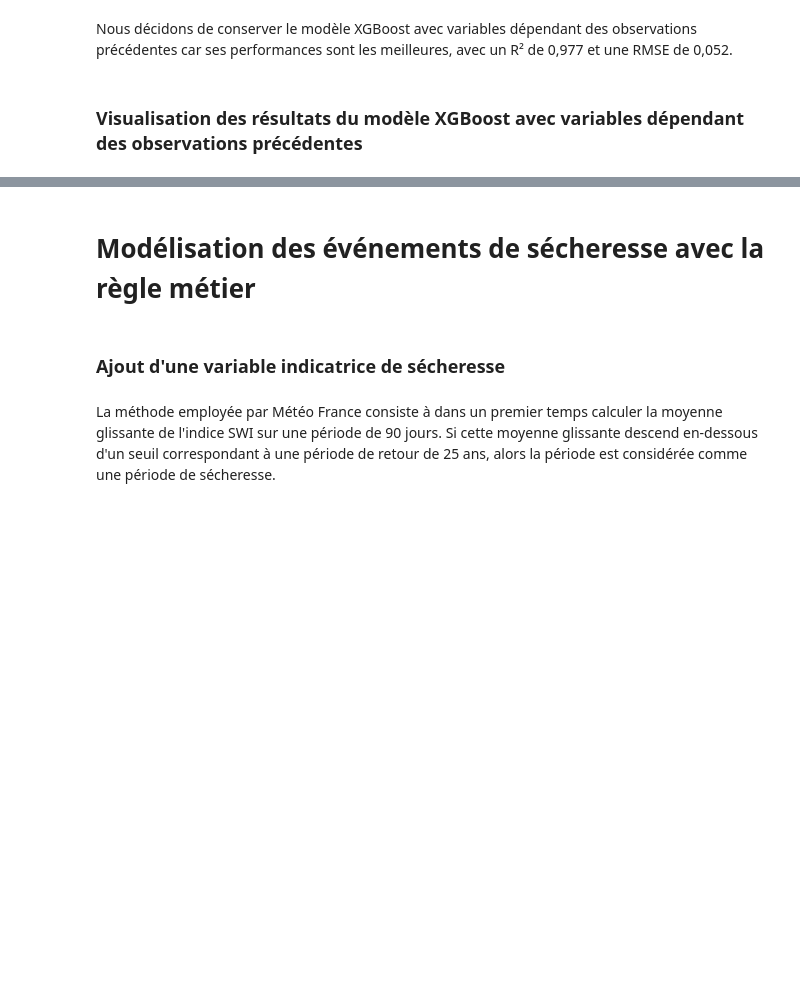
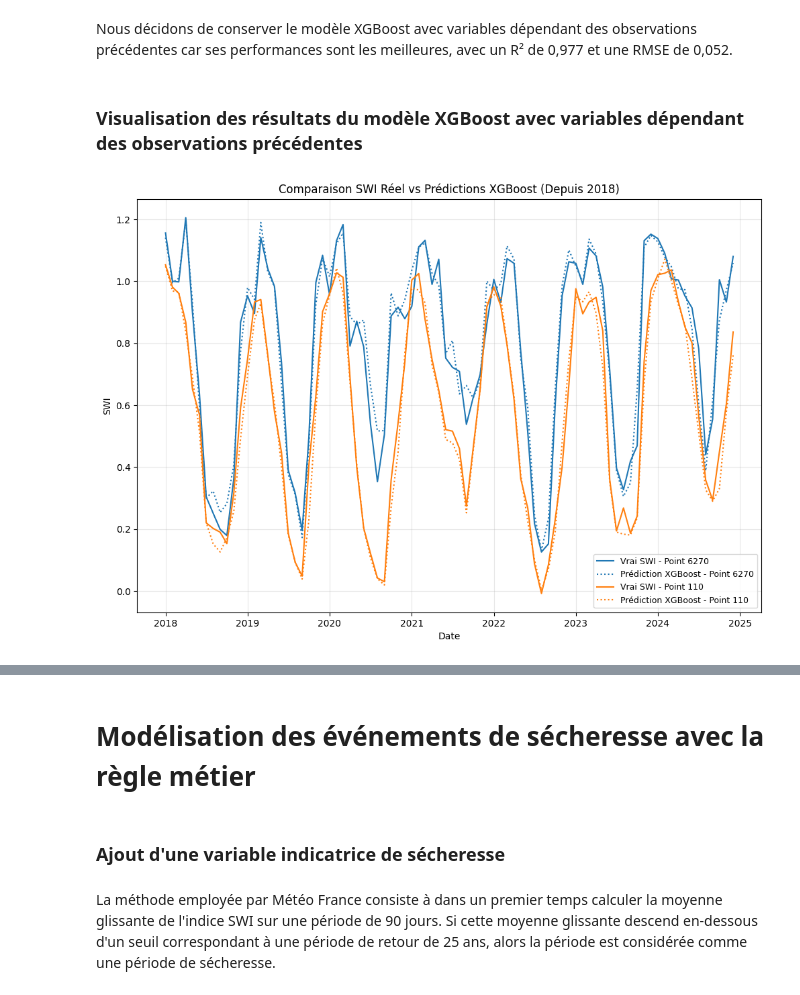
Before and after one commit to Lanouraf/Climate_Risk_Project_SWI_MS_A, a Jupyter notebook: modelisation.ipynb, the cells around one changed output, grey strips where cells are left out. Saved outputs shown, nothing was run; the diff lists cells and outputs as text; code cells hidden in the pictures; blank space fills up the shorter version.

```diff
--- a/modelisation.ipynb
+++ b/modelisation.ipynb
@@ -707,9 +704,9 @@ Name: SWI_UNIF_MENS_PRED_RIDGE, Length: 754404, dtype: float64
 
 
 # Découpage de X_train et y_train en sous-ensembles d'apprentissage et de validation
-X_train_train = X_train[masque_train_train].drop(columns = ["DATE"], axis = 1)
+X_train_train = X_train[masque_train_train].drop(columns = ["NUMERO", "DATE"], axis = 1)
 y_train_train = y_train[masque_train_train]
-X_val = X_train[masque_val].drop(columns = ["DATE"], axis = 1)
+X_val = X_train[masque_val].drop(columns = ["NUMERO", "DATE"], axis = 1)
 y_val = y_train[masque_val]
 
 # ==========================================
@@ -732,7 +729,7 @@ print("Lancement de l'entraînement...")
 # On garde eval_set ici, car le modèle a besoin des données de test
 # pour savoir quand s'arrêter, mais on enlève le paramètre early_stopping_rounds.
 model_xgb_time.fit(
-    X_train.drop(columns=["DATE"], axis=1), y_train,
+    X_train.drop(columns=["NUMERO", "DATE"], axis=1), y_train,
     eval_set=[(X_train_train, y_train_train), (X_val, y_val)],
     verbose=50
 )
@@ -794,7 +791,7 @@ for i, current_date in enumerate(dates_test):
     # A. Sélectionner les données du mois en cours pour TOUS les points
     # On utilise un masque booléen, c'est rapide
     mask_current = (X_test["DATE"] == current_date)
-    X_current = X_test.loc[mask_current].drop(columns = ["DATE", "SWI_UNIF_MENS_PRED_XGB", "SWI_UNIF_MENS_PRED_RIDGE"])
+    X_current = X_test.loc[mask_current].drop(columns = ["NUMERO", "DATE", "SWI_UNIF_MENS_PRED_XGB", "SWI_UNIF_MENS_PRED_RIDGE"])
 
     # B. Faire la prédiction pour ce mois (Vectorisé sur tous les points d'un coup)
     y_pred_current = model_xgb_time.predict(X_current)
@@ -869,6 +866,72 @@ Nous décidons de conserver le modèle XGBoost avec variables dépendant des obs
 ### Visualisation des résultats du modèle XGBoost avec variables dépendant des observations précédentes
 # %%
 ### Graphique de l'évolution des valeurs réelles et des prédictions pour quelques points de la grille ###
+
+
+# Graine
+np.random.seed(42)
+
+# Sélection de quelques points de la grille
+points_to_plot = np.random.choice(gdf["NUMERO"].unique(), size = 2, replace = False)
+
+# Création du graphique
+plt.figure(figsize=(12, 8))
+
+# Création des courbes sur les dates sélectionnées
+for i in range(len(points_to_plot)):
+
+    # Sélection du point
+    point = points_to_plot[i]
+
+    # Courbe pour les données réelles
+
+    # Filtre pour le point et les dates à partir de 2018
+    mask_point_gdf = (gdf["NUMERO"] == point) & (gdf["DATE"] >= "2018-01-01")
+
+    # Vecteur de dates
+    dates_point = gdf.loc[mask_point_gdf, "DATE"]
+
+    # Vecteur des valeurs
+    y_true_point = gdf.loc[mask_point_gdf, "SWI_UNIF_MENS"]
+
+    # Création de la courbe
+    plt.plot(dates_point, y_true_point, color = f"C{i}", label=f"Vrai SWI - Point {point}", linestyle="-")
+
+
+    # Courbe pour les prédictions XGBoost
+
+    # Filtre pour le point sur la base de test
+    mask_point_X_test = (X_test["NUMERO"] == point)
+
+    # Vecteur des dates
+    dates_point_test = X_test.loc[mask_point_X_test, "DATE"]
+
+    # Vecteur des valeurs prédites
+    y_pred_xgb_point = X_test.loc[mask_point_X_test, "SWI_UNIF_MENS_PRED_XGB"]
+
+    # Création de la courbe
+    plt.plot(dates_point_test, y_pred_xgb_point, color = f"C{i}", label=f"Prédiction XGBoost - Point {point}", linestyle=":")
+
+
+# Mise en forme du graphique
+
+# Titre
+plt.title("Comparaison SWI Réel vs Prédictions XGBoost (Depuis 2018)", fontsize = 12)
+
+# Titres des axes
+plt.xlabel("Date", fontsize = 10)
+plt.ylabel("SWI", fontsize = 10)
+
+# Légende
+plt.legend(loc = "best", fontsize = 9)
+
+# Ajout d'une grille pour faciliter la lecture
+plt.grid(True, alpha = 0.3)
+
+# Affichage
+plt.show()
+# %% [output]
+[figure, added]
 # %%
 ### Suppression des bases d'entraînement et de test pour libérer de la mémoire ###
 
```
Also changed, not shown: parts of 16 cells of this notebook.
